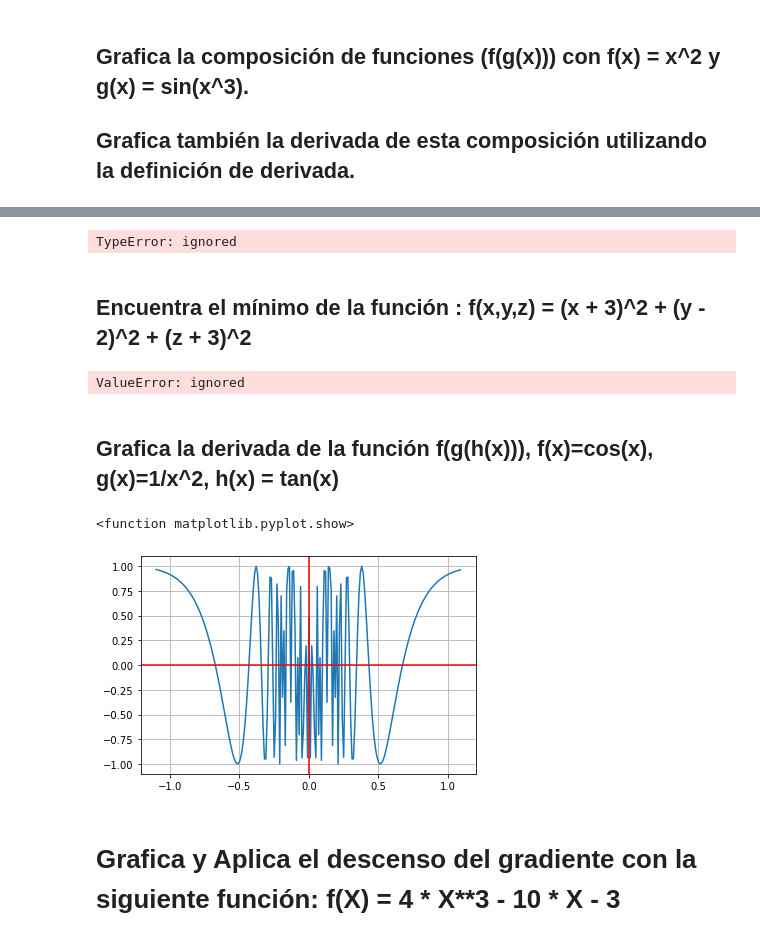
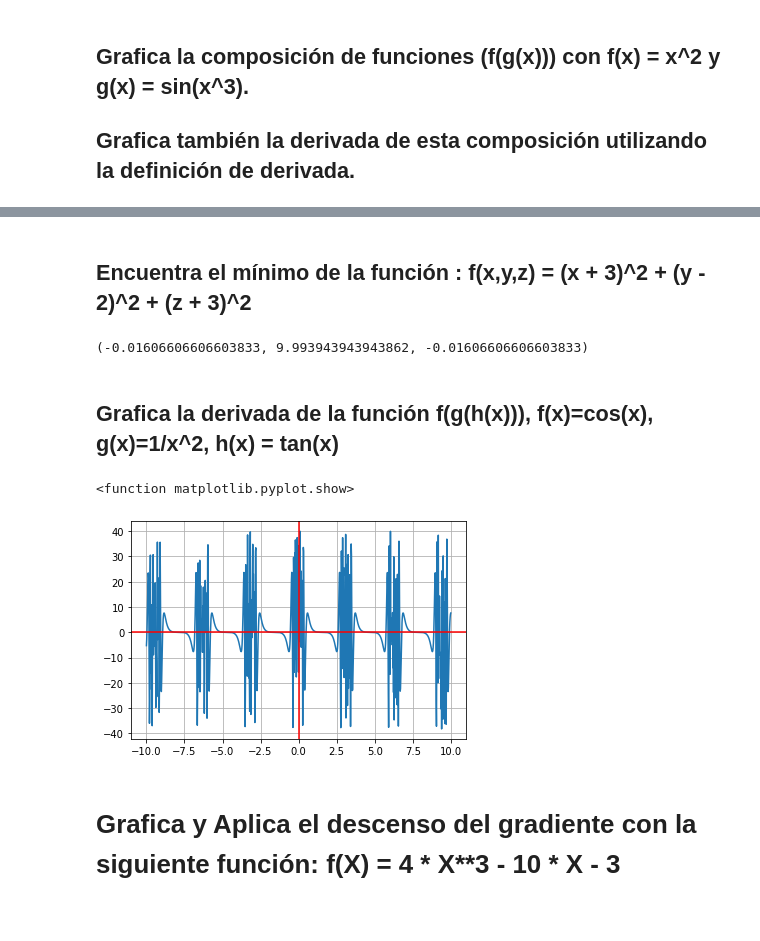
Before and after one commit to Riplecx/Prueba-repo, a Jupyter notebook: Copy_of_CalculoP1.ipynb, the cells around one changed output, grey strips where cells are left out. Saved outputs shown, nothing was run; the diff lists cells and outputs as text; code cells hidden in the pictures.

```diff
--- a/Copy_of_CalculoP1.ipynb
+++ b/Copy_of_CalculoP1.ipynb
@@ -87,9 +79,2 @@ plt.show
-# %%
-derivada_sin_y(f_o_g,x,h=0.01)
-# %% [output]
-TypeError: ignored
 # %% [markdown]
 ## Encuentra el mínimo de la función : f(x,y,z) = (x + 3)^2 + (y - 2)^2 + (z + 3)^2
-# %%
-def f(x,y,z):
-  return ((x+3)**2 + (y-2)**2 + (z+3)**2)
@@ -103,4 +80,0 @@ def gradient_descent(gradient, start, learn_rate, n_iter):
-# %%
-gradient_descent(gradient=f(x,y,z), start=10.0, learn_rate=0.01, n_iter=1000)
-# %% [output]
-ValueError: ignored
@@ -106,0 +96,3 @@ ValueError: ignored
+# %%
+def derivada(f,x,h):
+  return (f(x+h)-f(x))/h
@@ -107,3 +103,11 @@ ValueError: ignored
+# %%
+coord_x = dx[np.argmin(np.abs(dx))]
+coord_y = dx[np.argmin(np.abs(dy))]
+coord_z = dx[np.argmin(np.abs(dz))]
+
+(coord_x, coord_y, coord_z)
+# %% [output]
+(-0.01606606606603833, 9.993943943943862, -0.01606606606603833)
 # %% [markdown]
 ## Grafica la derivada de la función f(g(h(x))), f(x)=cos(x), g(x)=1/x^2, h(x) = tan(x)
 # %%
@@ -115,3 +119,6 @@ def g(x):
 
 def h(x):
   return np.tan(x)
+
+def comp(x):
+  return f(g(h(x)))
@@ -120,15 +125,17 @@ f_o_g_o_h = f(g(h(x)))
+# %%
+dx = derivada(comp,x,0.05)
 # %%
-x = np.arange(-1.1 ,1.1 ,0.01)
+x = np.linspace(-10,10, num=1000)
 
 fig, ax = plt.subplots()
-ax.plot(x,f_o_g_o_h)
+ax.plot(x,dx)
 ax.grid()
 ax.axhline(y=0, color='r')
 ax.axvline(x=0, color='r')
 plt.show
 # %% [output]
 <function matplotlib.pyplot.show>
-[figure, old version]
+[figure, new version]
 # %% [markdown]
 # Grafica y Aplica el descenso del gradiente con la siguiente función: f(X) = 4 * X**3 - 10 * X - 3
 # %%
```
Also changed, not shown: parts of 21 cells of this notebook.
